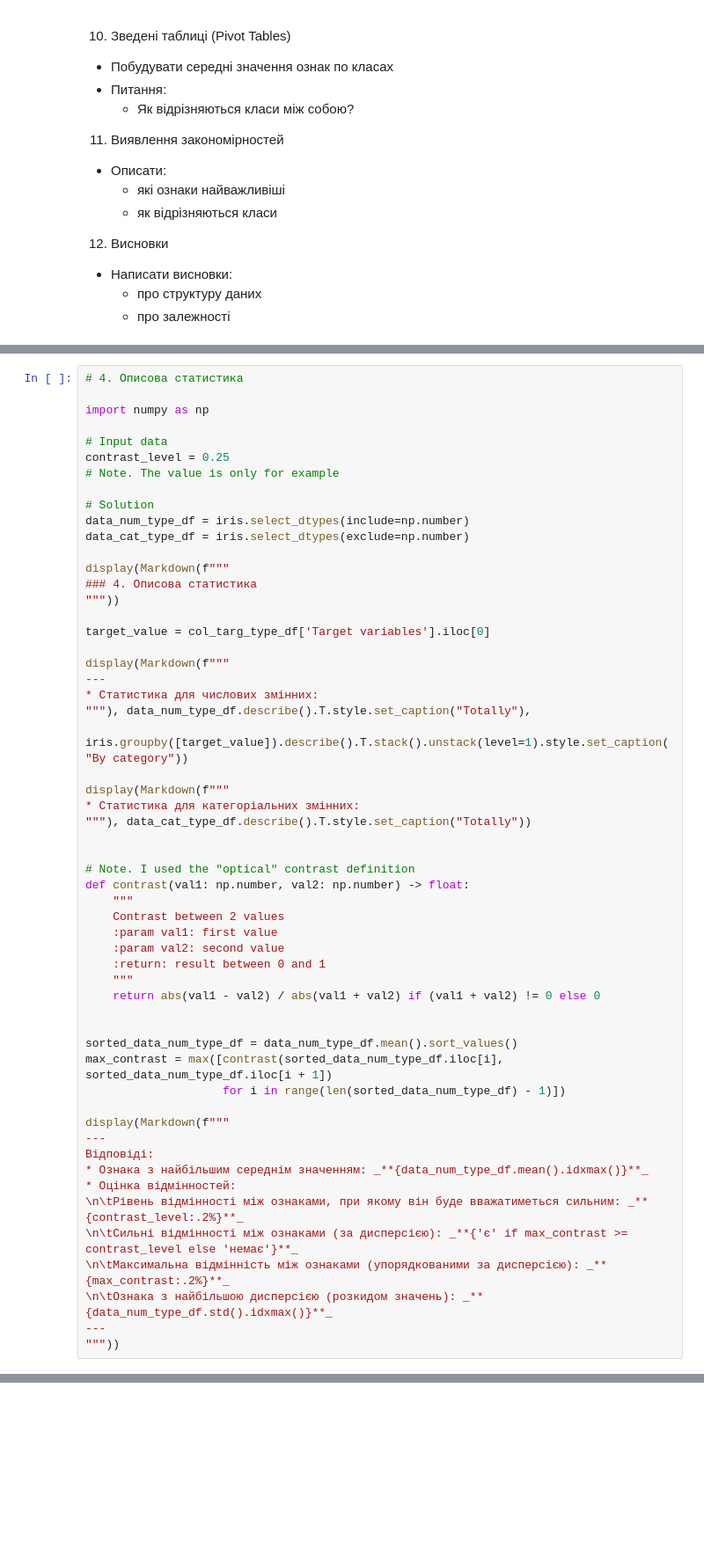
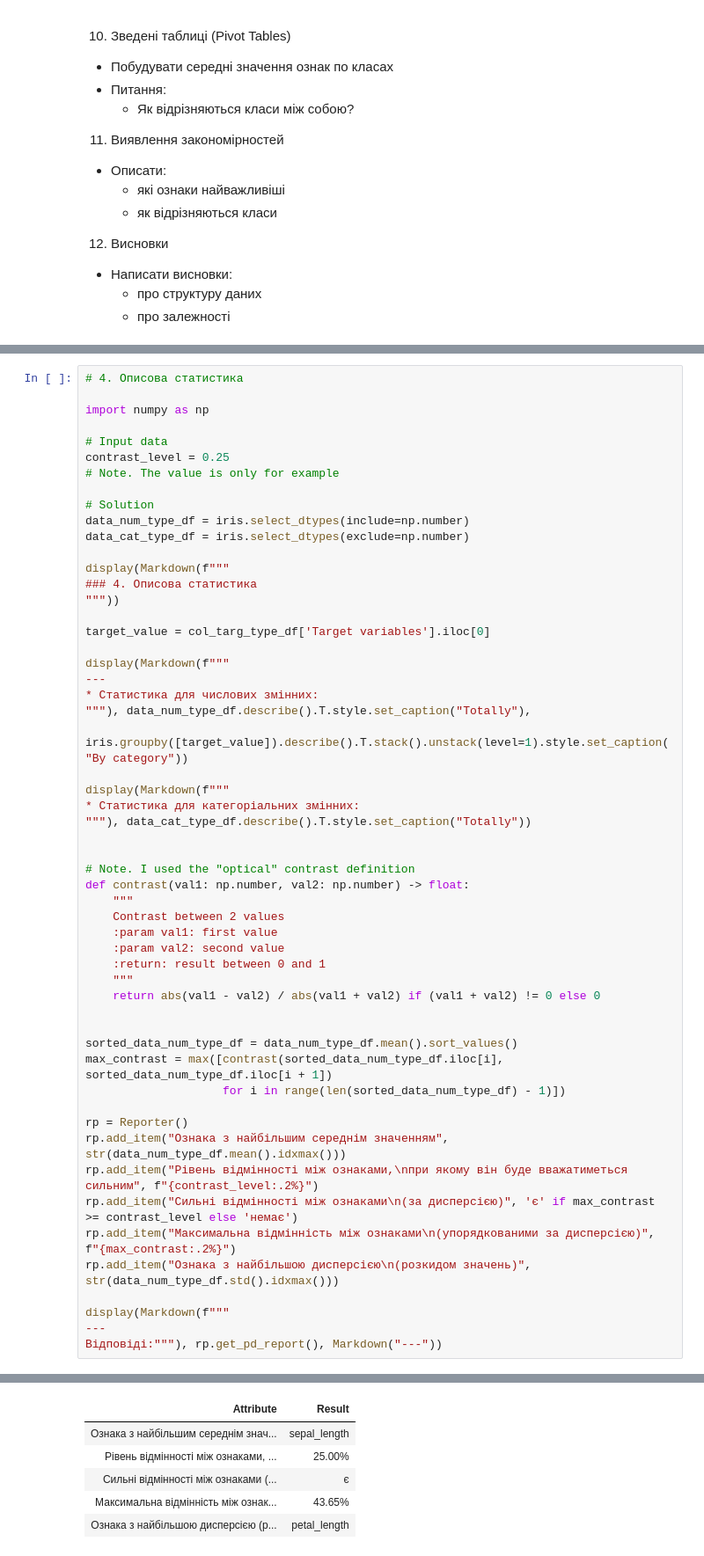
Before and after one commit to BogdanPinchuk/DataScience-PBY_HW9, a Jupyter notebook: Bohdan_Pinchuk_DS_HW9.ipynb, the cells around one changed output, grey strips where cells are left out. Shown at 88% size. Saved outputs shown, nothing was run; the diff lists cells and outputs as text; blank space fills up the shorter version.

```diff
--- a/Bohdan_Pinchuk_DS_HW9.ipynb
+++ b/Bohdan_Pinchuk_DS_HW9.ipynb
@@ -446,17 +674,16 @@ sorted_data_num_type_df = data_num_type_df.mean().sort_values()
 max_contrast = max([contrast(sorted_data_num_type_df.iloc[i], sorted_data_num_type_df.iloc[i + 1])
                     for i in range(len(sorted_data_num_type_df) - 1)])
 
+rp = Reporter()
+rp.add_item("Ознака з найбільшим середнім значенням", str(data_num_type_df.mean().idxmax()))
+rp.add_item("Рівень відмінності між ознаками,\nпри якому він буде вважатиметься сильним", f"{contrast_level:.2%}")
+rp.add_item("Сильні відмінності між ознаками\n(за дисперсією)", 'є' if max_contrast >= contrast_level else 'немає')
+rp.add_item("Максимальна відмінність між ознаками\n(упорядкованими за дисперсією)", f"{max_contrast:.2%}")
+rp.add_item("Ознака з найбільшою дисперсією\n(розкидом значень)", str(data_num_type_df.std().idxmax()))
+
 display(Markdown(f"""
 ---
-Відповіді:
-* Ознака з найбільшим середнім значенням: _**{data_num_type_df.mean().idxmax()}**_
-* Оцінка відмінностей:
-\n\tРівень відмінності між ознаками, при якому він буде вважатиметься сильним: _**{contrast_level:.2%}**_
-\n\tСильні відмінності між ознаками (за дисперсією): _**{'є' if max_contrast >= contrast_level else 'немає'}**_
-\n\tМаксимальна відмінність між ознаками (упорядкованими за дисперсією): _**{max_contrast:.2%}**_
-\n\tОзнака з найбільшою дисперсією (розкидом значень): _**{data_num_type_df.std().idxmax()}**_
----
-"""))
+Відповіді:"""), rp.get_pd_report(), Markdown("---"))
 # %% [output]
 
 ### 4. Описова статистика
@@ -505,0 +722,6 @@ Totally
+| Attribute | Result |
+| Ознака з найбільшим середнім знач... | sepal_length |
+| Рівень відмінності між ознаками, ... | 25.00% |
+| Сильні відмінності між ознаками (... | є |
+| Максимальна відмінність між ознак... | 43.65% |
+| Ознака з найбільшою дисперсією (р... | petal_length |
```
Also changed, not shown: parts of 10 cells of this notebook.
